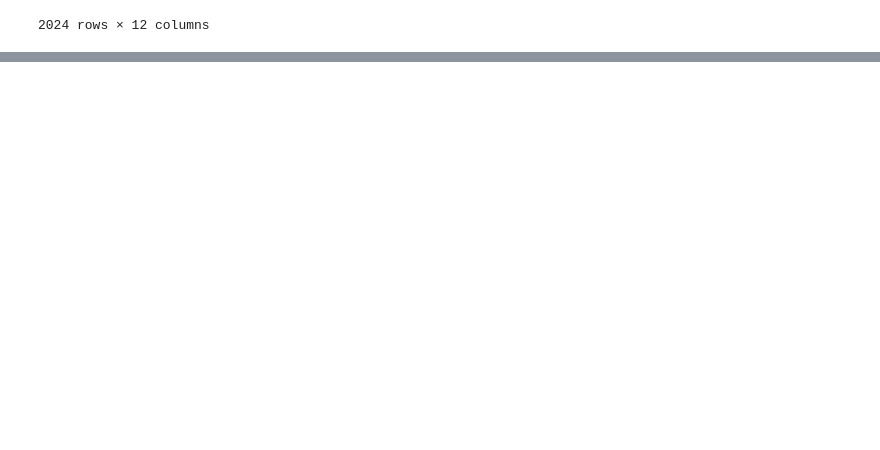
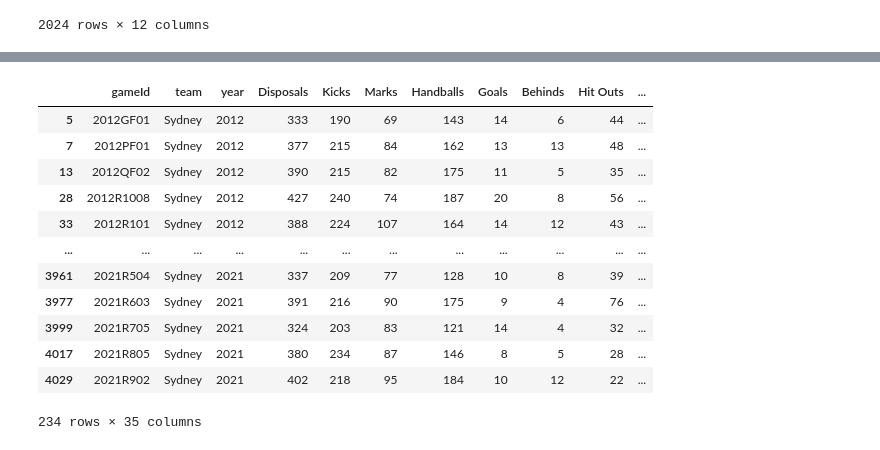
Before and after one commit to braedenalford/AFLScorePredictor, a Jupyter notebook: aflDisposalModel.ipynb, the cells around one changed output, grey strips where cells are left out. Saved outputs shown, nothing was run; the diff lists cells and outputs as text; code cells hidden in the pictures; blank space fills up the shorter version.

```diff
--- a/aflDisposalModel.ipynb
+++ b/aflDisposalModel.ipynb
@@ -98,0 +91,16 @@ In a future version of pandas all arguments of DataFrame.drop except for the arg
+# %%
+df[df.team == 'Sydney']
+# %% [output]
+|  | gameId | team | year | Disposals | Kicks | Marks | Handballs | Goals | Behinds | Hit Outs | ... |
+| 5 | 2012GF01 | Sydney | 2012 | 333 | 190 | 69 | 143 | 14 | 6 | 44 | ... |
+| 7 | 2012PF01 | Sydney | 2012 | 377 | 215 | 84 | 162 | 13 | 13 | 48 | ... |
+| 13 | 2012QF02 | Sydney | 2012 | 390 | 215 | 82 | 175 | 11 | 5 | 35 | ... |
+| 28 | 2012R1008 | Sydney | 2012 | 427 | 240 | 74 | 187 | 20 | 8 | 56 | ... |
+| 33 | 2012R101 | Sydney | 2012 | 388 | 224 | 107 | 164 | 14 | 12 | 43 | ... |
+| ... | ... | ... | ... | ... | ... | ... | ... | ... | ... | ... | ... |
+| 3961 | 2021R504 | Sydney | 2021 | 337 | 209 | 77 | 128 | 10 | 8 | 39 | ... |
+| 3977 | 2021R603 | Sydney | 2021 | 391 | 216 | 90 | 175 | 9 | 4 | 76 | ... |
+| 3999 | 2021R705 | Sydney | 2021 | 324 | 203 | 83 | 121 | 14 | 4 | 32 | ... |
+| 4017 | 2021R805 | Sydney | 2021 | 380 | 234 | 87 | 146 | 8 | 5 | 28 | ... |
+| 4029 | 2021R902 | Sydney | 2021 | 402 | 218 | 95 | 184 | 10 | 12 | 22 | ... |
+234 rows × 35 columns
```
Also changed, not shown: parts of 7 cells of this notebook.
